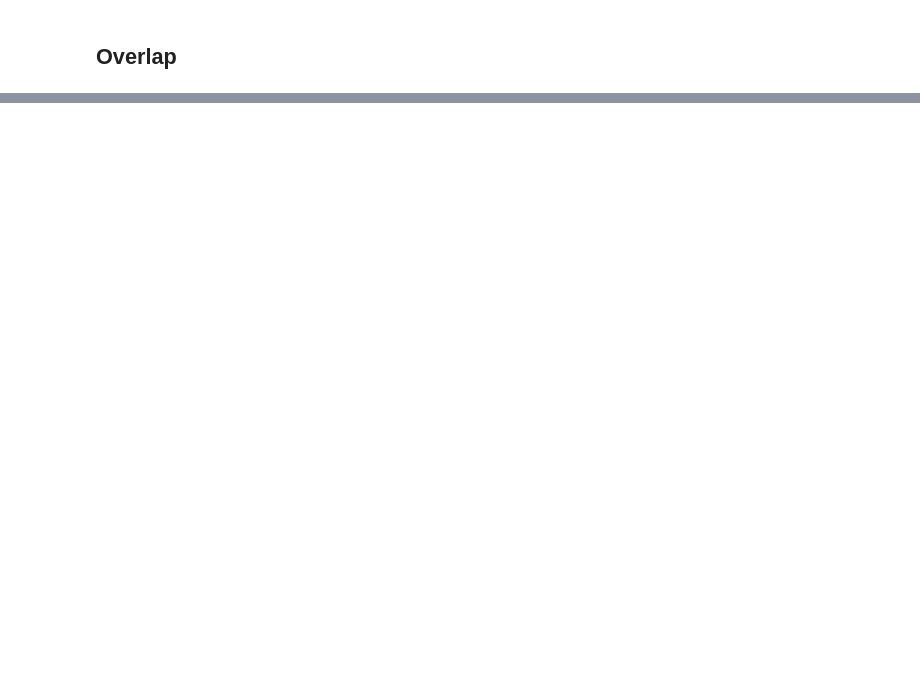
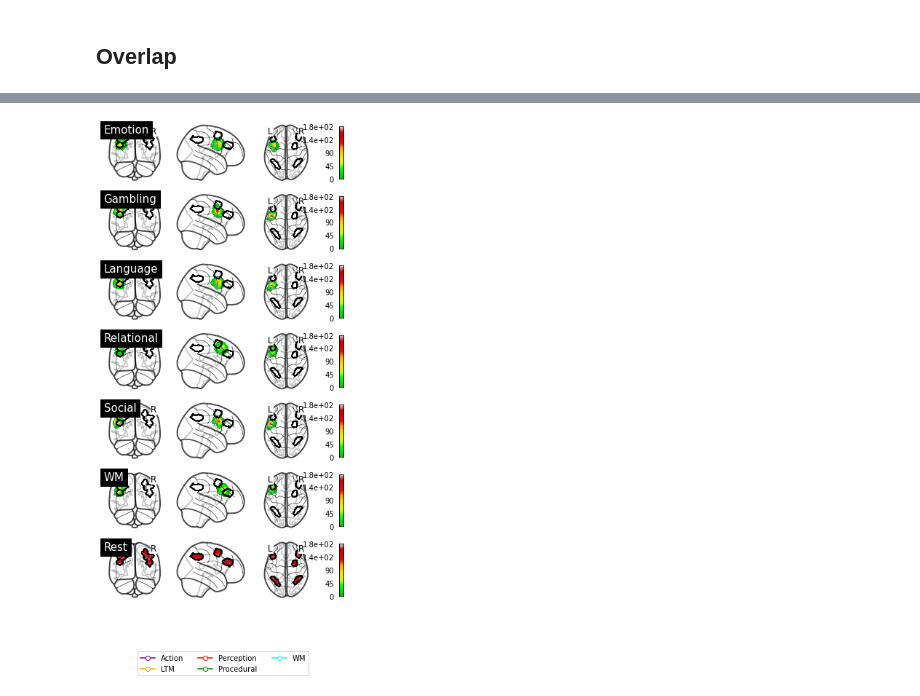
Before and after one commit to UWCCDL/CMC-DCM, a Jupyter notebook: tfMRI/vois/task_vois_HH.ipynb, the cells around one changed output, grey strips where cells are left out. Drawn from its saved outputs; the diff is of its cells as text; code cells hidden in the pictures; blank space fills up the shorter version.

```diff
--- a/tfMRI/vois/task_vois_HH.ipynb
+++ b/tfMRI/vois/task_vois_HH.ipynb
@@ -51,0 +52,18 @@ plt.show()
+# %%
+from matplotlib.lines import Line2D
+fig, axs = plt.subplots(len(tasks), 1, figsize=(6, 12))
+t_i = 0
+for task, tcolor in zip(tasks, taskcolors):
+    d=nip.plot_glass_brain("%s/VOI_%s_mask_sum.nii" % (task, voi), plot_abs=False, title=task, axes=axs[t_i], colorbar=True, cmap="nipy_spectral", vmax=180)
+    for voi, vcolor in zip(vois, voiscolors):
+        d.add_contours("../../rsfMRI/rois/%s_optimized.nii" % (rsname,), levels=[0.0001], colors="black")
+    t_i = t_i + 1
+
+
+handles = [Line2D([0], [0], marker='o', markerfacecolor='w', color=x, markersize=6) for x in voiscolors]
+
+fig.legend(handles, vois, loc="lower center", ncol=3)
+plt.savefig("heatmap_voi_overlap_across_tasks_and_rest_HH.png")
+plt.show()
+# %% [output]
+[figure, added]
```
Also changed, not shown: parts of 3 cells of this notebook, 1 other file.
